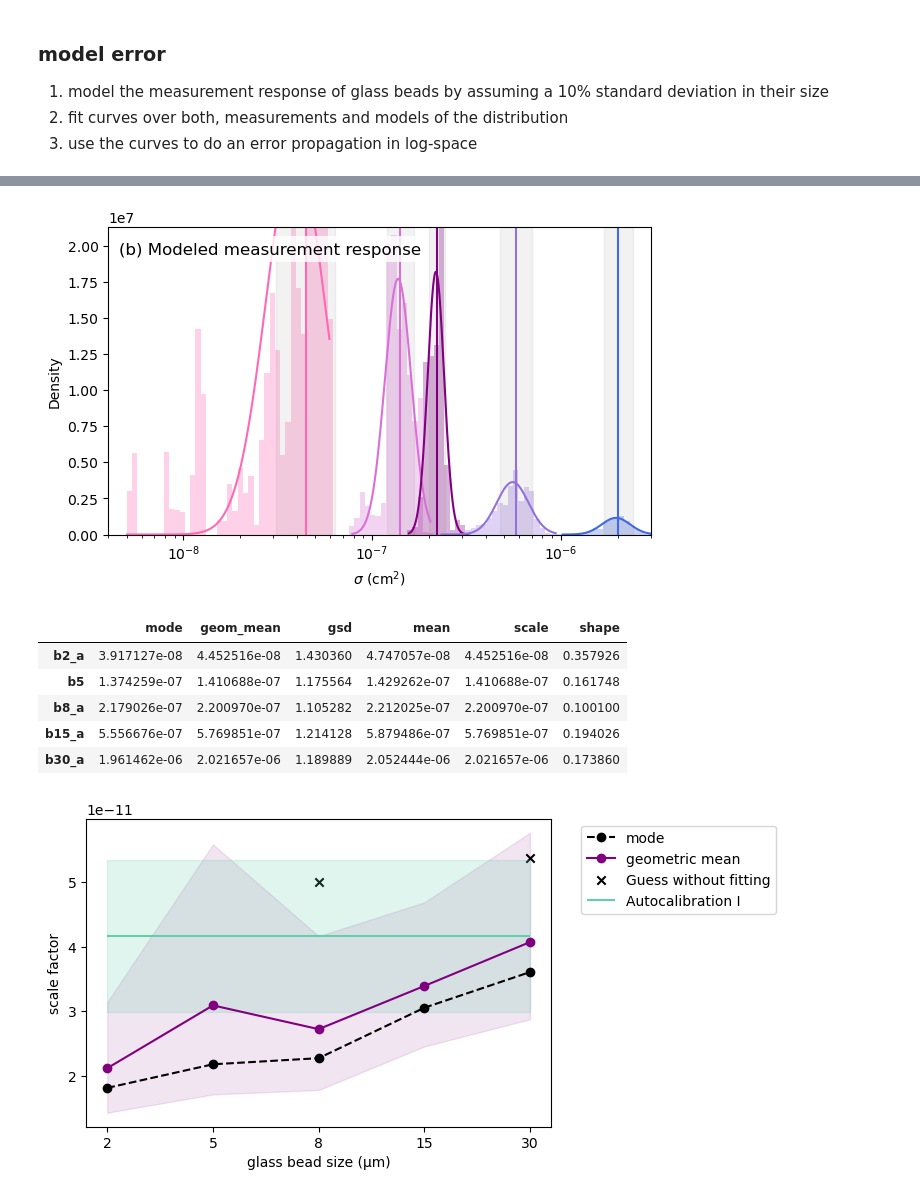
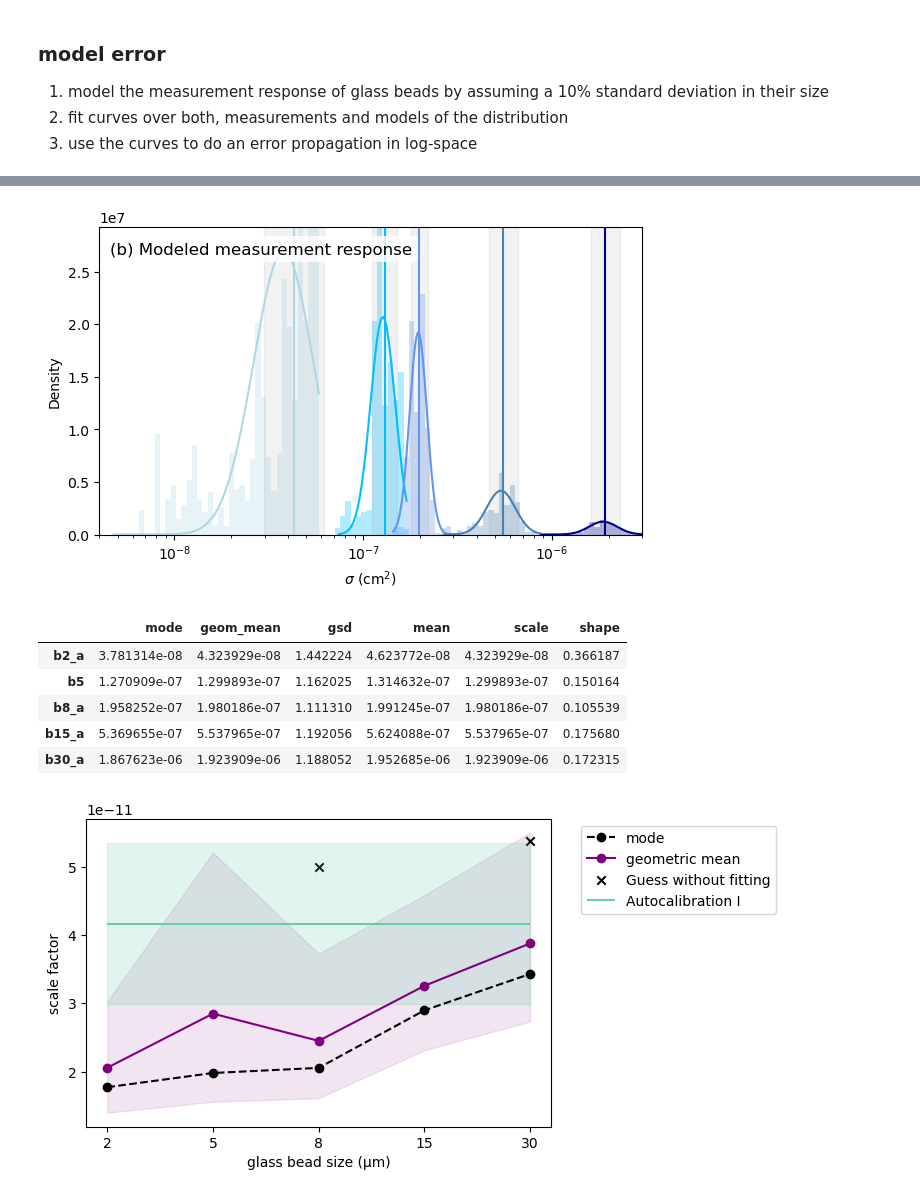
Before and after one commit to leahab/instrumentation-GFAS, a Jupyter notebook: calibrations/glass_bead.ipynb, the cells around one changed output, grey strips where cells are left out. Cells and saved outputs as stored; diff of their text form; code cells hidden in the pictures.

```diff
--- a/calibrations/glass_bead.ipynb
+++ b/calibrations/glass_bead.ipynb
@@ -65,7 +63,8 @@ scale_factors = pd.read_csv(path, index_col = 0).T
 # %%
 import re
 import os
-path = ''
+path = '/static/StationData/Campaigns/GFASLabExperiments2024/cal_beads'
+
 filetype = str('GFAS_PbP_Data')
 flist = [f for f in glob.glob(path + "/*") if ((f[-5:] == 'Glass')|(f[-7:] == 'Glass 2'))]
 
@@ -210,7 +209,7 @@ gsds = []
 geom_means=[]
 scale_M =[]
 shape_M =[]
-farben = ['hotpink', 'orchid', 'purple', 'mediumpurple', 'royalblue']
+farben = ['lightblue', 'deepskyblue', 'cornflowerblue', 'steelblue', 'darkblue']
 
 fig, ax = plt.subplots(figsize=(7,4))
 
@@ -272,6 +271,6 @@ for (key, df), i in zip(dfs.items(), range(len(lab))):
 
 ax.text(0.02, 0.95, "(a) Bead measurements", transform=ax.transAxes, ha='left', va='top', fontsize=12, bbox=dict(facecolor='white', alpha=0.8, edgecolor='none'))
 ax.legend(loc='upper right')#bbox_to_anchor=(1.33, 1)
-#plt.savefig("lognorm_fit_all.png", bbox_inches='tight')
+plt.savefig("../plots/lognorm_fit_all.png", bbox_inches='tight')
 plt.show()
 # %% [output]
@@ -328,13 +301,11 @@ KeyboardInterrupt:
 3. use the curves to do an error propagation in log-space
 # %%
 # model theoretical distribution of scattering cross sections of the glass beads
-# #col = 'Sizer Peak'
 nominal_diameter = ['2','5','8','15','30']
 
-wvl = 660  # laser wavelength in nm
 r1 =  1.56
 r2 = 1.51
-ang_fw = np.linspace(3.5, 20, 30)
+
 scs =[]
 
 for (key, df),i in zip(dfs.items(), range(len(nominal_diameter))):
@@ -348,9 +319,9 @@ for (key, df),i in zip(dfs.items(), range(len(nominal_diameter))):
     D_samples = D_samples[D_samples > 0]  # enforce physics
 
     if i < 4:
-        sc_L, sc_R, sc_tot = sct_SLSR(r1, D_samples, wvl, ang_fw)
+        sigma_fw, sigma_S, sigma_P, sigma_x, sigma_y = mie_calculation(D_samples, m = r1)
     else:
-        sc_L, sc_R, sc_tot = sct_SLSR(r2, D_samples, wvl, ang_fw)
-    scs.append(sc_tot*10**4)
+        sigma_fw, sigma_S, sigma_P, sigma_x, sigma_y = mie_calculation(D_samples, m = r2)
+    scs.append(sigma_fw)
 # %%
 # put all modeled responses into a dataframe
@@ -382,7 +338,7 @@ mean_scs = []
 scale_T =[]
 shape_T=[]
 lab = ['2','5','8','15','30']
-farben = ['hotpink', 'orchid', 'purple', 'mediumpurple', 'royalblue']
+farben = ['lightblue', 'deepskyblue', 'cornflowerblue', 'steelblue', 'darkblue']
 
 fig,ax = plt.subplots(figsize=(7,4))
 for i, col in enumerate(SCS.columns):
@@ -399,46 +355,46 @@ for i, col in enumerate(SCS.columns):
 
     mean = scale * np.exp(shape**2 / 2)
     mean_scs.append(mean)
 
     scale_T.append(scale)
     shape_T.append(shape)
 
     ax.hist(SCS[col], bins=np.logspace(np.log10(0.5e-8), np.log10(3e-6), 100), density=True, color = farben[i], alpha = 0.3,)
     # PDF
     x = np.linspace(SCS[col].min(), SCS[col].max(), 1000)
     pdf = lognorm.pdf(x, shape, loc=loc, scale=scale)
     ax.plot(x, pdf, color = farben[i], label = f"{lab[i]} µm")
 
     ax.axvline(geom_mean, color = farben[i], label = 'geom_mean' if i == 4 else None)
 
     ax.fill_betweenx(y = ax.get_ylim(), x1 = geom_mean/gsd_fit, x2 = geom_mean*gsd_fit, color = 'grey', alpha = 0.1, label = 'GSD range' if i == 4 else None)
 
 
     # Labels
     ax.set(
-        ylim=(0, ax.get_ylim()[1]*0.78),
+        ylim=(0, ax.get_ylim()[1]*0.83),
         xlabel="$\sigma$ (cm$^2$)",
         ylabel="Density",
         xscale = 'log',
         xlim=(0.4e-8, 3e-6)
 
     )
 
 ax.text(0.02, 0.95, "(b) Modeled measurement response", transform=ax.transAxes, ha='left', va='top', fontsize=12,bbox=dict(facecolor='white', alpha=0.8, edgecolor='none'))
-#plt.savefig("theoretical_SCS_all.png", bbox_inches='tight')
+plt.savefig("../plots/theoretical_SCS_all.png", bbox_inches='tight')
 plt.show()
 # %% [output]
-[figure, old version]
+[figure, new version]
 # %%
 stats_scs = pd.DataFrame([mode_scs, geom_mean_scs, gsd_scs, mean_scs, scale_T, shape_T], index = ['mode','geom_mean', 'gsd', 'mean', 'scale', 'shape'], columns = dfs.keys()).T
 stats_scs
 # %% [output]
 |  | mode | geom_mean | gsd | mean | scale | shape |
-| b2_a | 3.917127e-08 | 4.452516e-08 | 1.430360 | 4.747057e-08 | 4.452516e-08 | 0.357926 |
-| b5 | 1.374259e-07 | 1.410688e-07 | 1.175564 | 1.429262e-07 | 1.410688e-07 | 0.161748 |
-| b8_a | 2.179026e-07 | 2.200970e-07 | 1.105282 | 2.212025e-07 | 2.200970e-07 | 0.100100 |
-| b15_a | 5.556676e-07 | 5.769851e-07 | 1.214128 | 5.879486e-07 | 5.769851e-07 | 0.194026 |
-| b30_a | 1.961462e-06 | 2.021657e-06 | 1.189889 | 2.052444e-06 | 2.021657e-06 | 0.173860 |
+| b2_a | 3.781314e-08 | 4.323929e-08 | 1.442224 | 4.623772e-08 | 4.323929e-08 | 0.366187 |
+| b5 | 1.270909e-07 | 1.299893e-07 | 1.162025 | 1.314632e-07 | 1.299893e-07 | 0.150164 |
+| b8_a | 1.958252e-07 | 1.980186e-07 | 1.111310 | 1.991245e-07 | 1.980186e-07 | 0.105539 |
+| b15_a | 5.369655e-07 | 5.537965e-07 | 1.192056 | 5.624088e-07 | 5.537965e-07 | 0.175680 |
+| b30_a | 1.867623e-06 | 1.923909e-06 | 1.188052 | 1.952685e-06 | 1.923909e-06 | 0.172315 |
 # %%
 # T = theory, M = measured
 # calculate from  fits
@@ -483,10 +437,10 @@ plt.ylabel('scale factor')
 plt.xlabel('glass bead size (µm)')
 
 plt.legend(bbox_to_anchor=(1.05, 1), loc='upper left')
-#plt.savefig("scale_factor_summary.png", bbox_inches='tight')
+plt.savefig("../plots/scale_factor_summary.png", bbox_inches='tight')
 plt.show()
 # %% [output]
-[figure, old version]
+[figure, new version]
 # %%
 # get c_F for 30µm amd 15µm glass beads
 geom_mean_S
```
Also changed, not shown: parts of 9 cells of this notebook, 13 other files.
